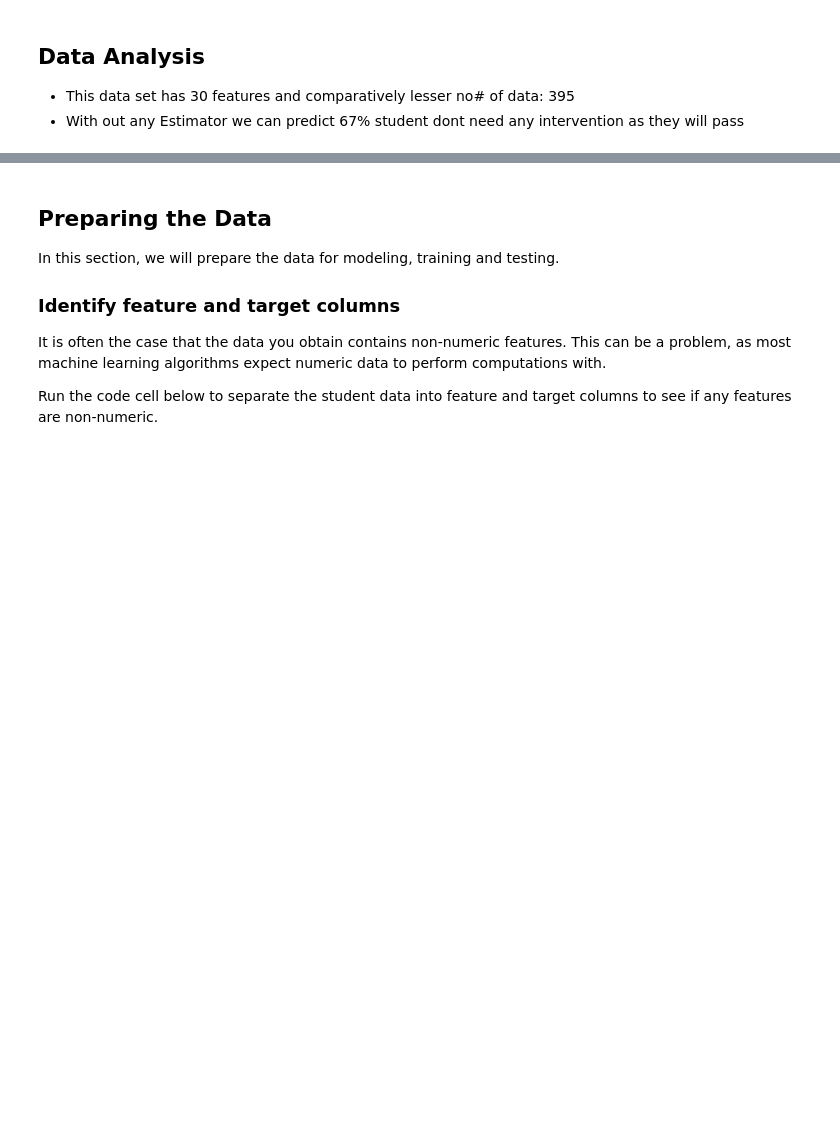
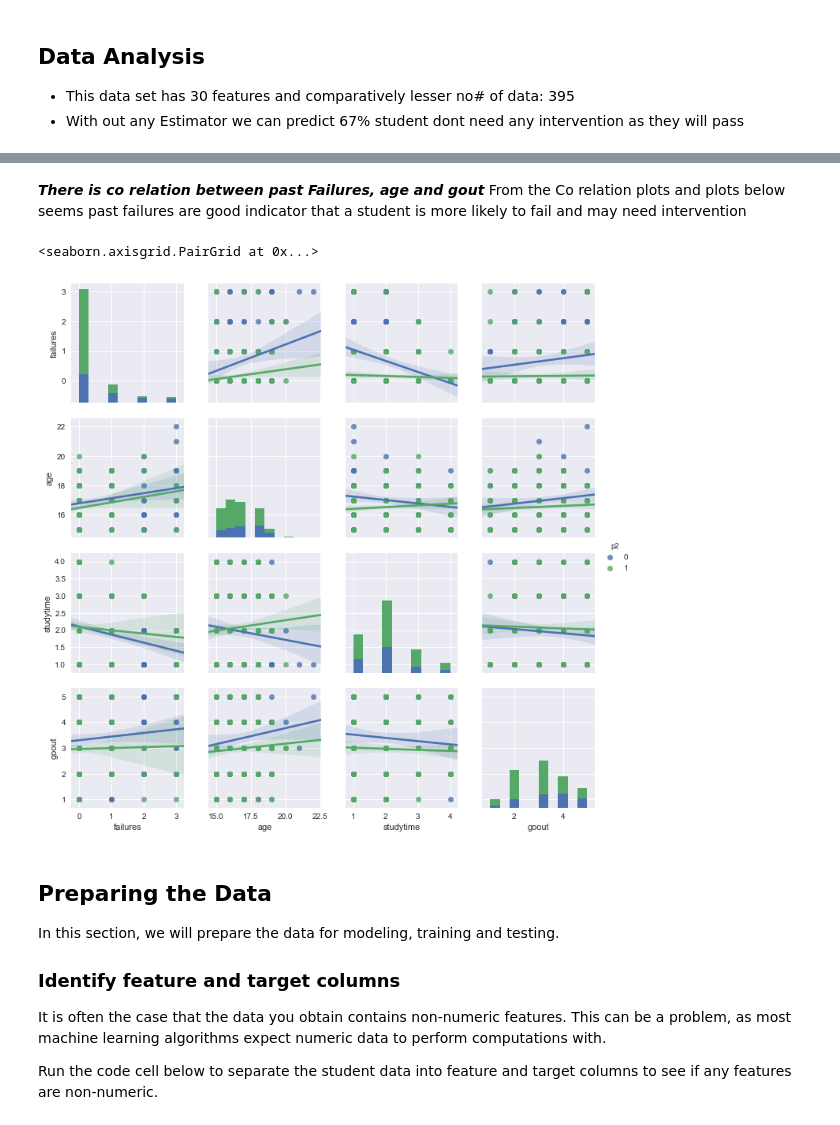
Before and after one commit to spandanchakraborty/SpanUdacityML, a Jupyter notebook: student_intervention/student_intervention.ipynb, the cells around one changed output, grey strips where cells are left out. Drawn from its saved outputs; the diff is of its cells as text; code cells hidden in the pictures; blank space fills up the shorter version.

Commit message:
Student Intervention Udacity Project Submission

```diff
--- a/student_intervention/student_intervention.ipynb
+++ b/student_intervention/student_intervention.ipynb
@@ -82,3 +97,11 @@ Graduation rate of the class: 67.09%
+# %% [markdown]
+***There is co relation between past Failures, age and gout***
+From the Co relation plots and plots below seems past failures are good indicator that a student is more likely to fail and may need intervention
+# %%
+sns.pairplot(data=df_for_analysis, vars=['failures','age','studytime','goout'],hue='p2',kind='reg')
+# %% [output]
+<seaborn.axisgrid.PairGrid at 0x...>
+[figure, added]
 # %% [markdown]
 ## Preparing the Data
 In this section, we will prepare the data for modeling, training and testing.
```
Also changed, not shown: parts of 17 cells of this notebook, 22 other files.
